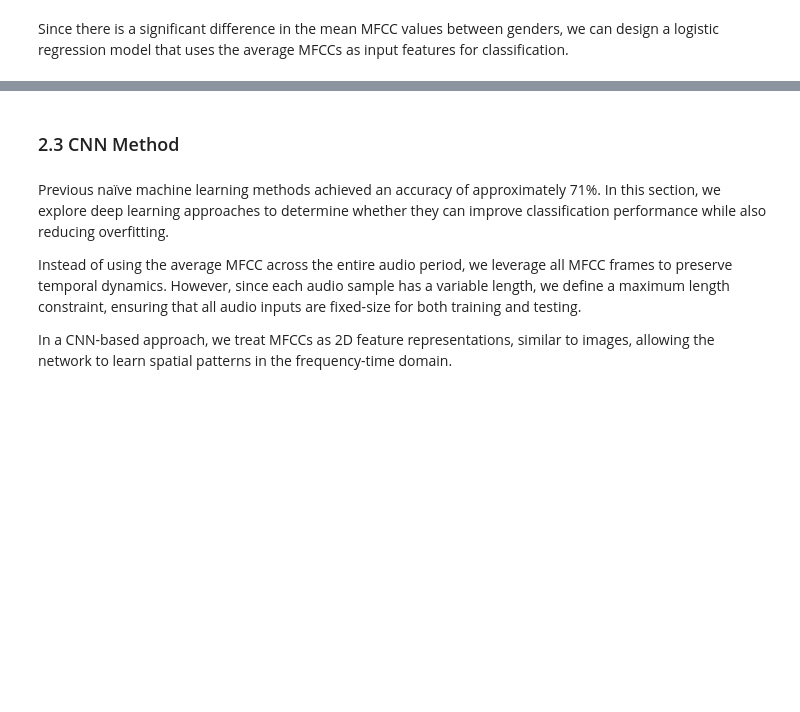
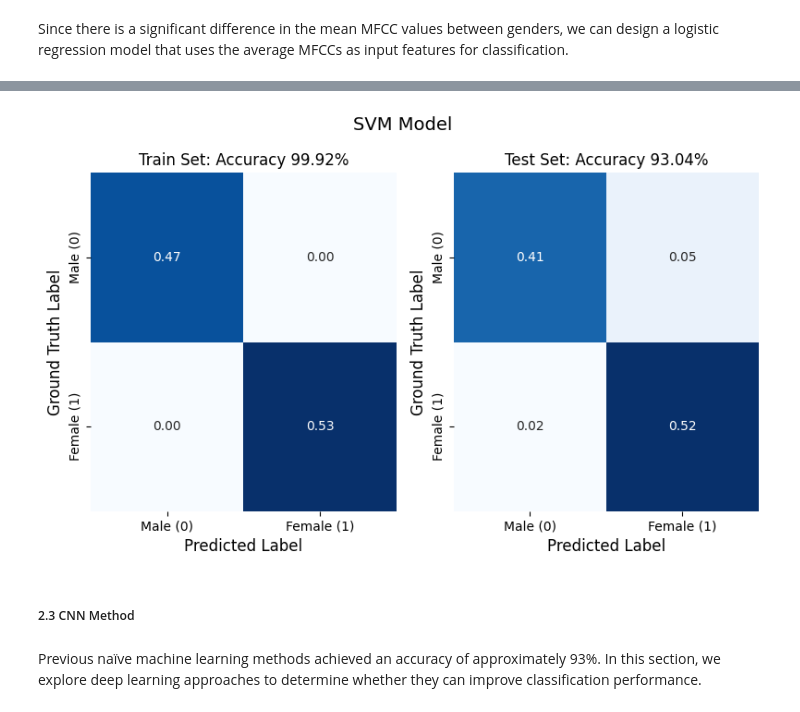
Before and after one commit to Morris88826/gender_speaker, a Jupyter notebook: task1.ipynb, the cells around one changed output, grey strips where cells are left out. Saved outputs shown, nothing was run; the diff lists cells and outputs as text; code cells hidden in the pictures; blank space fills up the shorter version.

```diff
--- a/task1.ipynb
+++ b/task1.ipynb
@@ -365,8 +551,46 @@ plt.show()
+# %%
+svm_result = []
+for fold_id in metadata.keys():
+    scaler = StandardScaler()
+
+    train_data = avg_mfcc_df[avg_mfcc_df['speaker_id'].isin(metadata[fold_id]['train'])]
+    test_data = avg_mfcc_df[avg_mfcc_df['speaker_id'].isin(metadata[fold_id]['test'])]
+
+    scaler.fit(np.stack(train_data['mfccs'].values))
+    svm_model = SVMModel()
+
+    train_dataset = LibriSpeechData_MFCC(train_data, scaler=scaler)
+    test_dataset = LibriSpeechData_MFCC(test_data, scaler=scaler)
+
+    train_loader = DataLoader(train_dataset, batch_size=len(train_dataset), shuffle=True)
+    test_loader = DataLoader(test_dataset, batch_size=len(test_dataset), shuffle=True)
+
+    # Train the model
+    for mfcc_features, label, speaker_id in train_loader:
+        svm_model.fit(mfcc_features.numpy(), label.numpy())
+        break
+
+    # Evaluate the model
+    for data_type, loader in zip(['train', 'test'], [train_loader, test_loader]):
+        for mfcc_features, label, speaker_id in loader:
+            preds = svm_model.predict(mfcc_features.numpy())
+            labels = label.numpy()
+
+            svm_result.append({
+                'data_type': data_type,
+                'fold_id': fold_id,
+                'speaker_id': speaker_id.numpy(),
+                'preds': preds,
+                'labels': labels
+            })
+
+svm_result_df = pd.DataFrame(svm_result)
+# %%
+svm_train_cms, svm_test_cms = evaluate(svm_result_df)
+plot_confusion_matrix(svm_train_cms, svm_test_cms, "SVM Model")
+# %% [output]
+[figure, added]
 # %% [markdown]
-### 2.3 CNN Method
+##### 2.3 CNN Method
-# %% [markdown]
-Previous naïve machine learning methods achieved an accuracy of approximately 71%. In this section, we explore deep learning approaches to determine whether they can improve classification performance while also reducing overfitting.
-
-Instead of using the average MFCC across the entire audio period, we leverage all MFCC frames to preserve temporal dynamics. However, since each audio sample has a variable length, we define a maximum length constraint, ensuring that all audio inputs are fixed-size for both training and testing.
-
-In a CNN-based approach, we treat MFCCs as 2D feature representations, similar to images, allowing the network to learn spatial patterns in the frequency-time domain.
+# %% [markdown]
+Previous naïve machine learning methods achieved an accuracy of approximately 93%. In this section, we explore deep learning approaches to determine whether they can improve classification performance.
```
Also changed, not shown: parts of 46 cells of this notebook, 7 other files.
